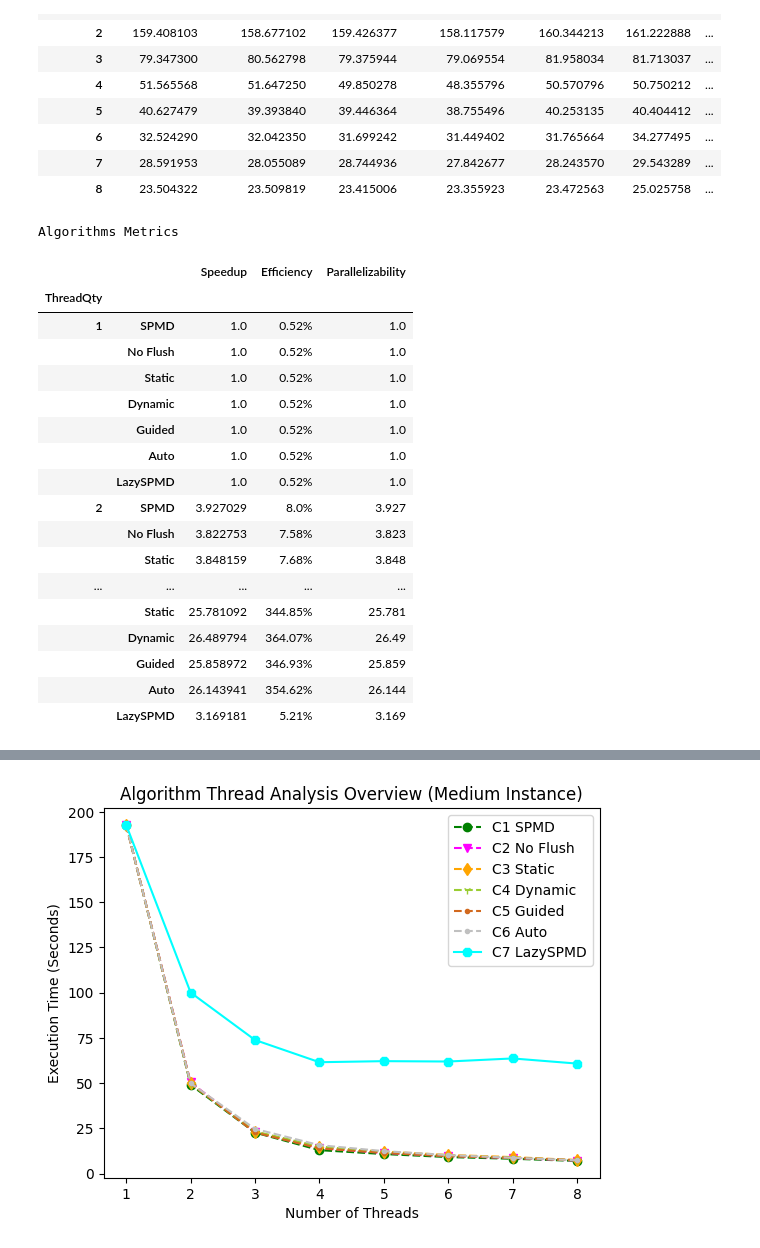
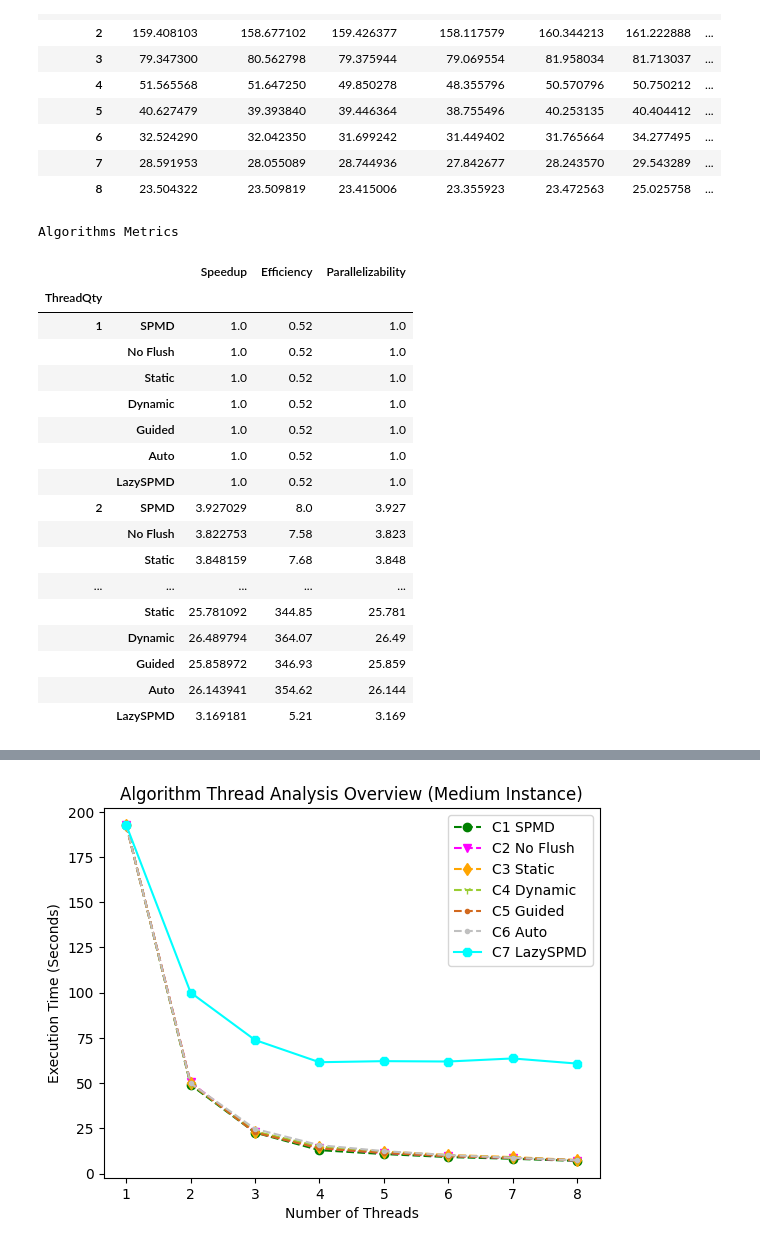
Before and after one commit to Daniels1610/RepairAlgorithmKP-OpenMP-Analysis, a Jupyter notebook: rpa_analysis.ipynb, the cells around one changed output, grey strips where cells are left out. Drawn from its saved outputs; the diff is of its cells as text; code cells hidden in the pictures.

```diff
--- a/rpa_analysis.ipynb
+++ b/rpa_analysis.ipynb
@@ -151,34 +151,34 @@ Large Instance Results:
 # %%
 # Medium Instance Metrics
 for index in range(len(threads_array)):
     for j in range(len(codes)):
         speedup = secuential_data.iat[0, 0] / np.round(md_algorithm_data.iat[index, j], 6)
         efficiency = np.round((speedup / md_algorithm_data.iat[index, j]) * 100, 2)
         parallelizability = np.round(md_algorithm_data.iat[0, j] / md_algorithm_data.iat[index, j],3)
 
         md_algorithm_metrics.at[(threads_array[index], codes[j]), ('Speedup')] = speedup
-        md_algorithm_metrics.at[(threads_array[index], codes[j]), ('Efficiency')] = f'{efficiency}%'
+        md_algorithm_metrics.at[(threads_array[index], codes[j]), ('Efficiency')] = efficiency
         md_algorithm_metrics.at[(threads_array[index], codes[j]), ('Parallelizability')] = parallelizability
 
 print("\033[1mAlgorithms Metrics\033[0m")
 md_algorithm_metrics
 # %% [output]
 Algorithms Metrics
 |  |  | Speedup | Efficiency | Parallelizability |
 | ThreadQty |  |  |  |  |
-| 1 | SPMD | 1.0 | 0.52% | 1.0 |
-|  | No Flush | 1.0 | 0.52% | 1.0 |
-|  | Static | 1.0 | 0.52% | 1.0 |
-|  | Dynamic | 1.0 | 0.52% | 1.0 |
-|  | Guided | 1.0 | 0.52% | 1.0 |
-|  | Auto | 1.0 | 0.52% | 1.0 |
-|  | LazySPMD | 1.0 | 0.52% | 1.0 |
-| 2 | SPMD | 3.927029 | 8.0% | 3.927 |
-|  | No Flush | 3.822753 | 7.58% | 3.823 |
-|  | Static | 3.848159 | 7.68% | 3.848 |
+| 1 | SPMD | 1.0 | 0.52 | 1.0 |
+|  | No Flush | 1.0 | 0.52 | 1.0 |
+|  | Static | 1.0 | 0.52 | 1.0 |
+|  | Dynamic | 1.0 | 0.52 | 1.0 |
+|  | Guided | 1.0 | 0.52 | 1.0 |
+|  | Auto | 1.0 | 0.52 | 1.0 |
+|  | LazySPMD | 1.0 | 0.52 | 1.0 |
+| 2 | SPMD | 3.927029 | 8.0 | 3.927 |
+|  | No Flush | 3.822753 | 7.58 | 3.823 |
+|  | Static | 3.848159 | 7.68 | 3.848 |
 | ... | ... | ... | ... | ... |
-|  | Static | 25.781092 | 344.85% | 25.781 |
-|  | Dynamic | 26.489794 | 364.07% | 26.49 |
-|  | Guided | 25.858972 | 346.93% | 25.859 |
-|  | Auto | 26.143941 | 354.62% | 26.144 |
-|  | LazySPMD | 3.169181 | 5.21% | 3.169 |
+|  | Static | 25.781092 | 344.85 | 25.781 |
+|  | Dynamic | 26.489794 | 364.07 | 26.49 |
+|  | Guided | 25.858972 | 346.93 | 25.859 |
+|  | Auto | 26.143941 | 354.62 | 26.144 |
+|  | LazySPMD | 3.169181 | 5.21 | 3.169 |
```
Also changed, not shown: parts of 7 cells of this notebook.
